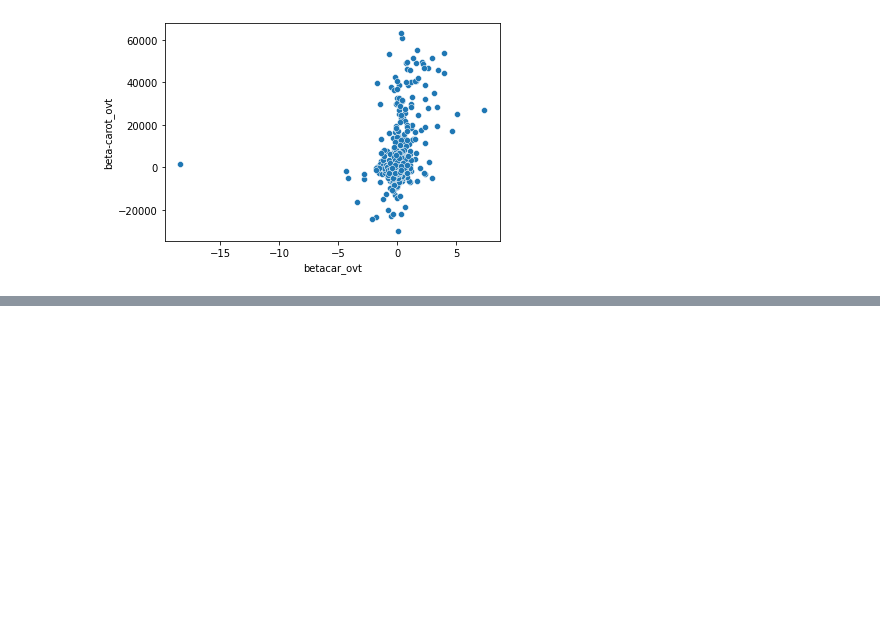
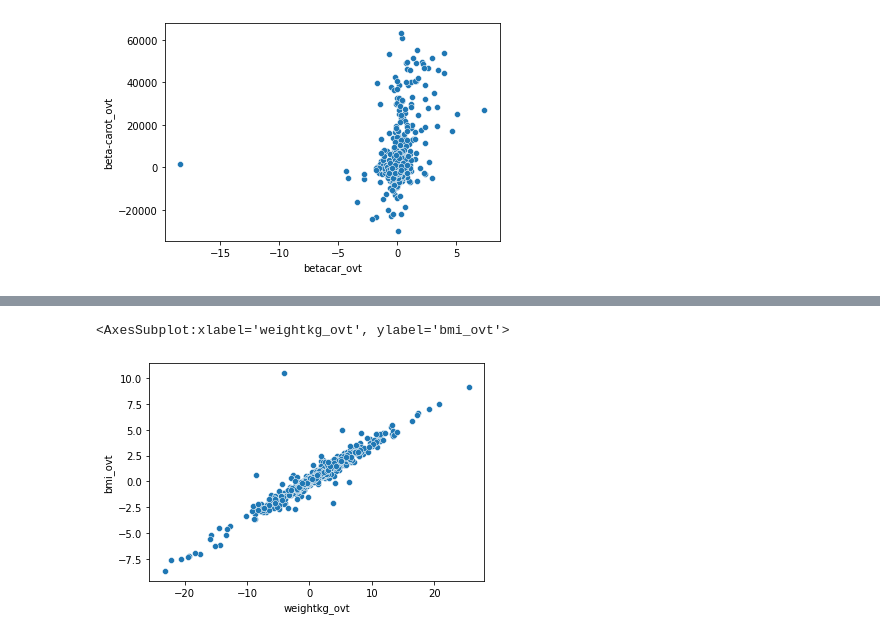
Before and after one commit to pndang/Project_WHEL, a Jupyter notebook: exploratory_analysis_2.ipynb, the cells around one changed output, grey strips where cells are left out. Cells and saved outputs as stored; diff of their text form; code cells hidden in the pictures; blank space fills up the shorter version.

```diff
--- a/exploratory_analysis_2.ipynb
+++ b/exploratory_analysis_2.ipynb
@@ -269,0 +278,5 @@ sns.scatterplot(data=ovrt, x='betacar_ovt', y='beta-carot_ovt')
+# %%
+sns.scatterplot(data=ovrt, x='weightkg_ovt', y='bmi_ovt')
+# %% [output]
+<AxesSubplot:xlabel='weightkg_ovt', ylabel='bmi_ovt'>
+[figure, added]
```
Also changed, not shown: parts of 7 cells of this notebook.
